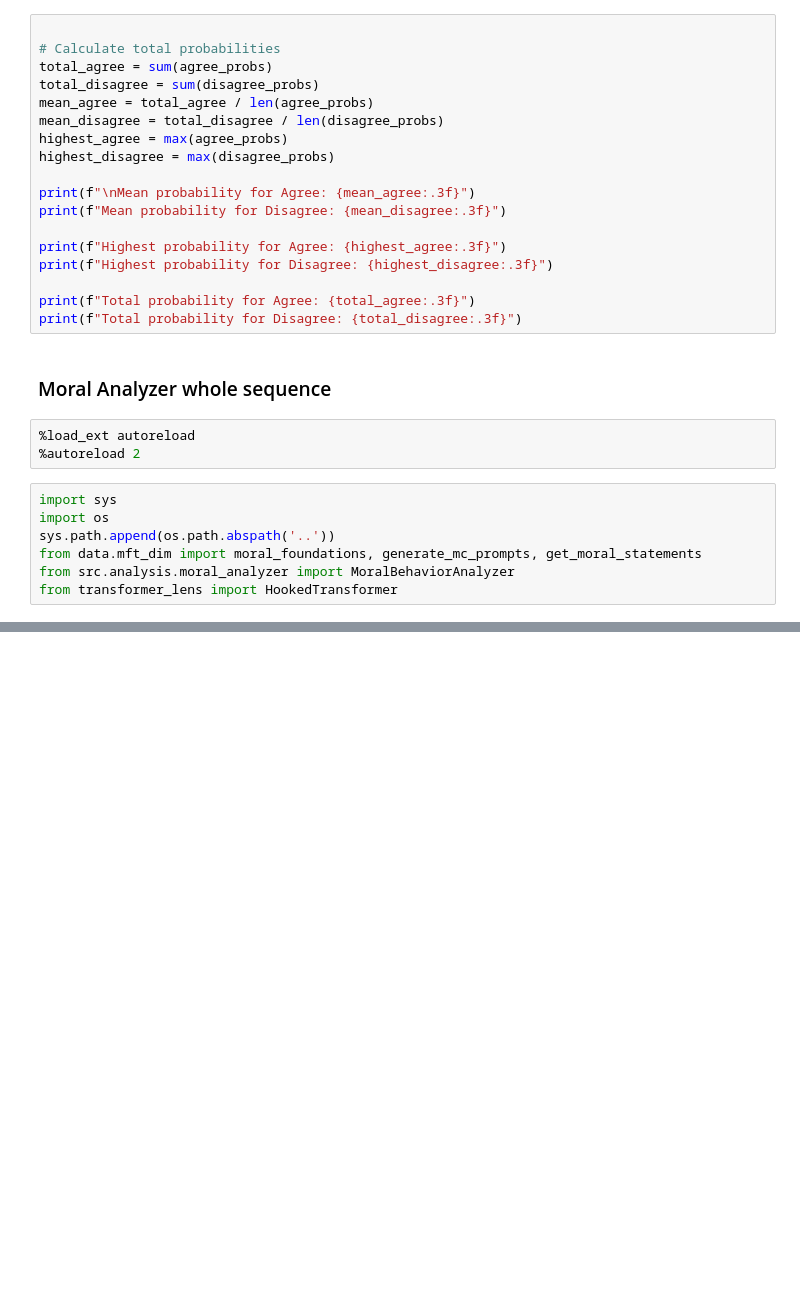
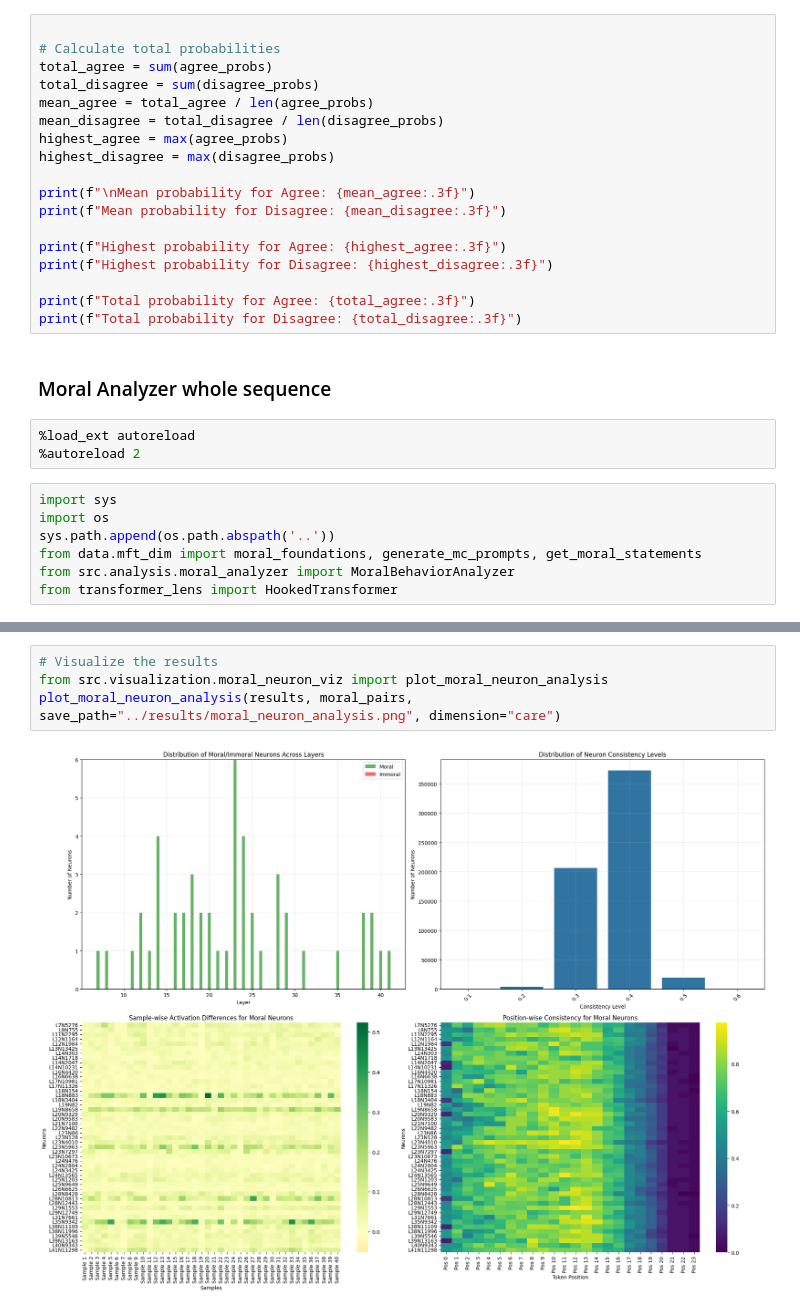
Before and after one commit to prof-schacht/mi_moral_reasoning, a Jupyter notebook: H5-exp1-neuron-circuit_discocery/moral_circuit_analysis/notebooks/playground.ipynb, the cells around one changed output, grey strips where cells are left out. Cells and saved outputs as stored; diff of their text form; blank space fills up the shorter version.

```diff
--- a/H5-exp1-neuron-circuit_discocery/moral_circuit_analysis/notebooks/playground.ipynb
+++ b/H5-exp1-neuron-circuit_discocery/moral_circuit_analysis/notebooks/playground.ipynb
@@ -182,0 +231,6 @@ results
+# %%
+# Visualize the results
+from src.visualization.moral_neuron_viz import plot_moral_neuron_analysis
+plot_moral_neuron_analysis(results, moral_pairs, save_path="../results/moral_neuron_analysis.png", dimension="care")
+# %% [output]
+[figure, added]
```
Also changed, not shown: parts of 6 cells of this notebook, 7 other files.
